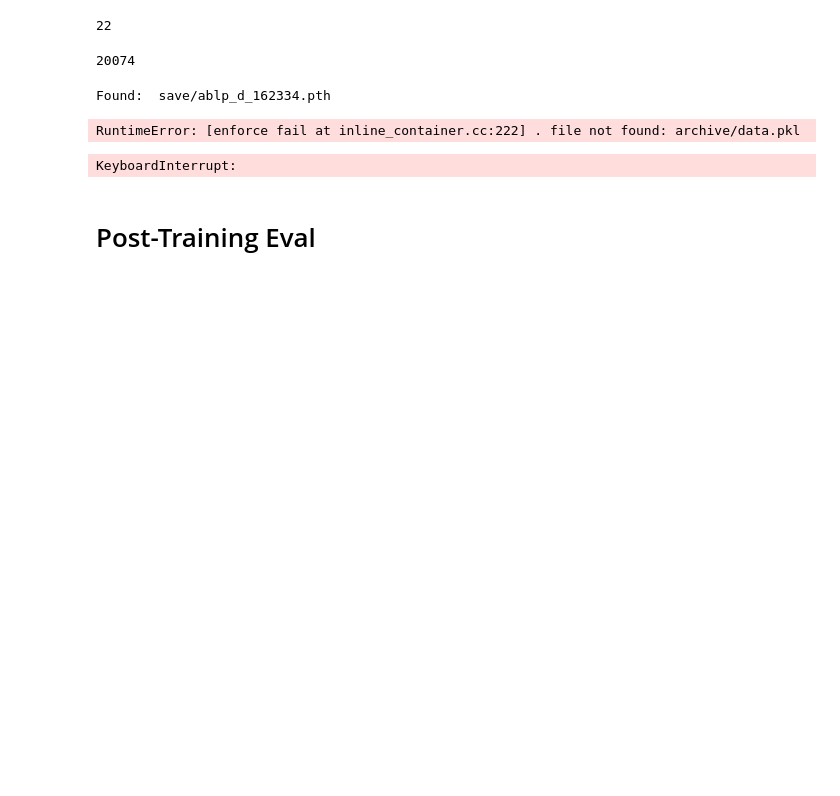
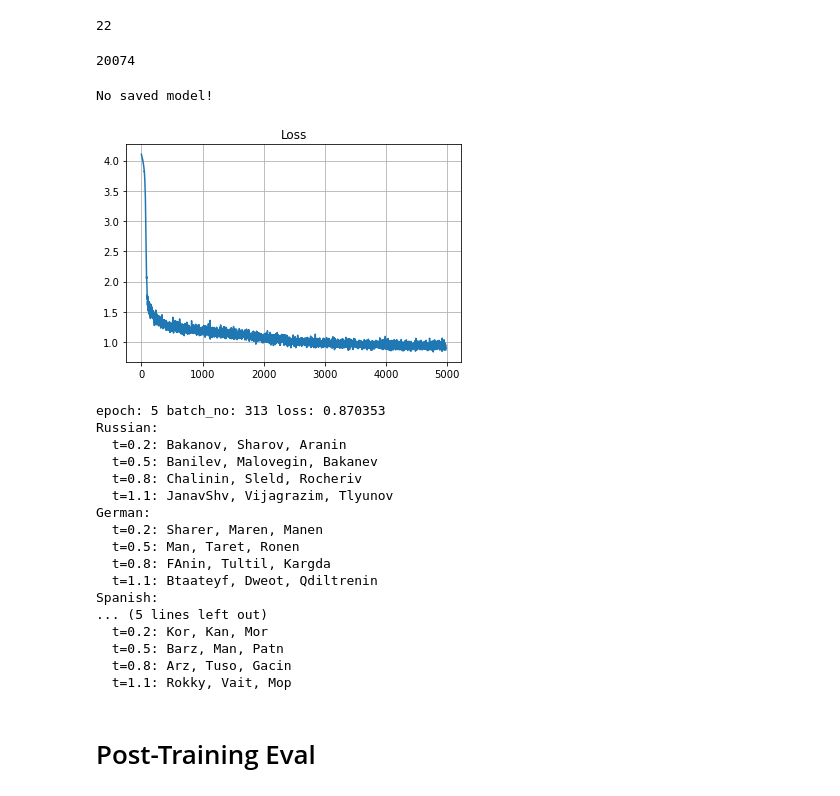
Before and after one commit to pixelchai/PyTorchNameGen, a Jupyter notebook: namegen.ipynb, the cells around one changed output. Cells and saved outputs as stored; diff of their text form; code cells hidden in the pictures; blank space fills up the shorter version.

```diff
--- a/namegen.ipynb
+++ b/namegen.ipynb
@@ -345,7 +345,7 @@ print(sample_count)
 # %%
 # config
 batch_size = 64
-num_epochs = 100
+num_epochs = 30
 # num_batches = math.ceil(sample_count/batch_size) * num_epochs
 learning_rate = 0.0003
 save_every = 50
@@ -366,21 +361,24 @@ model_name = "ablp_d"
-# %%
-model_path = None
-for model_path in sorted(save_path.rglob(model_name + "*.pth")):
-    print("Found: ", model_path)
-
-if model_path is not None:
-    model = torch.load(model_path, map_location=device)
-    model.to(device)
-    model.eval()
-    print("Loaded: ", model_path)
-else:
-    print("No saved model!")
-# %% [output]
-Found:  save/ablp_d_162334.pth
-RuntimeError: [enforce fail at inline_container.cc:222] . file not found: archive/data.pkl
+# %%
+save_path = Path("save/")
+should_save = True
+model_name = "test"
+# %%
+model_path = None
+for model_path in sorted(save_path.rglob(model_name + "*.pth")):
+    print("Found: ", model_path)
+
+if model_path is not None:
+    model = torch.load(model_path, map_location=device)
+    model.to(device)
+    model.eval()
+    print("Loaded: ", model_path)
+else:
+    print("No saved model!")
+# %% [output]
+No saved model!
 # %%
 gen_string = ""
-gen_cats = ["Arabic", "English", "German", "Japanese", "Korean", "Russian"]
+gen_cats = ["Russian", "German", "Spanish", "Chinese"]
 
 for epoch_no in range(num_epochs):
     for batch_no, batch in enumerate(train_dataloader):
@@ -398,34 +396,51 @@ for epoch_no in range(num_epochs):
 
         loss.backward()
         optimiser.step()
 
         name_loss = loss.item() / (max_length - 1)
         losses.append(name_loss)
 
         plt.figure()
         plt.plot(losses, scalex=True)
         plt.title("Loss")
         plt.grid(True)
         plt.show()
 
         if batch_no % gen_every == 0:
             gen_string = generate_debug(max_length, gen_cats)
 
         print("epoch: {} batch_no: {} loss: {:.06f}\n{}".format(
             epoch_no,
             batch_no,
             name_loss,
             gen_string
         ))
         clear_output(wait=True)
 
         if should_save:
             if batch_no % save_every == 0:
                 timestamp = int(time.time()/10000)
                 torch.save(model, save_path / "{}_{}.pth".format(model_name, timestamp))
                 torch.save(model.state_dict(), save_path / "{}_{}.pt".format(model_name, timestamp))
 # %% [output]
+[figure, added]
-KeyboardInterrupt:
+epoch: 5 batch_no: 313 loss: 0.870353
+Russian:
+  t=0.2: Bakanov, Sharov, Aranin
+  t=0.5: Banilev, Malovegin, Bakanev
+  t=0.8: Chalinin, Sleld, Rocheriv
+  t=1.1: JanavShv, Vijagrazim, Tlyunov
+German:
+  t=0.2: Sharer, Maren, Manen
+  t=0.5: Man, Taret, Ronen
+  t=0.8: FAnin, Tultil, Kargda
+  t=1.1: Btaateyf, Dweot, Qdiltrenin
+Spanish:
+... (5 lines left out)
+  t=0.2: Kor, Kan, Mor
+  t=0.5: Barz, Man, Patn
+  t=0.8: Arz, Tuso, Gacin
+  t=1.1: Rokky, Vait, Mop
 # %% [markdown]
 # Post-Training Eval
 # %%
```
Also changed, not shown: parts of 11 cells of this notebook.
